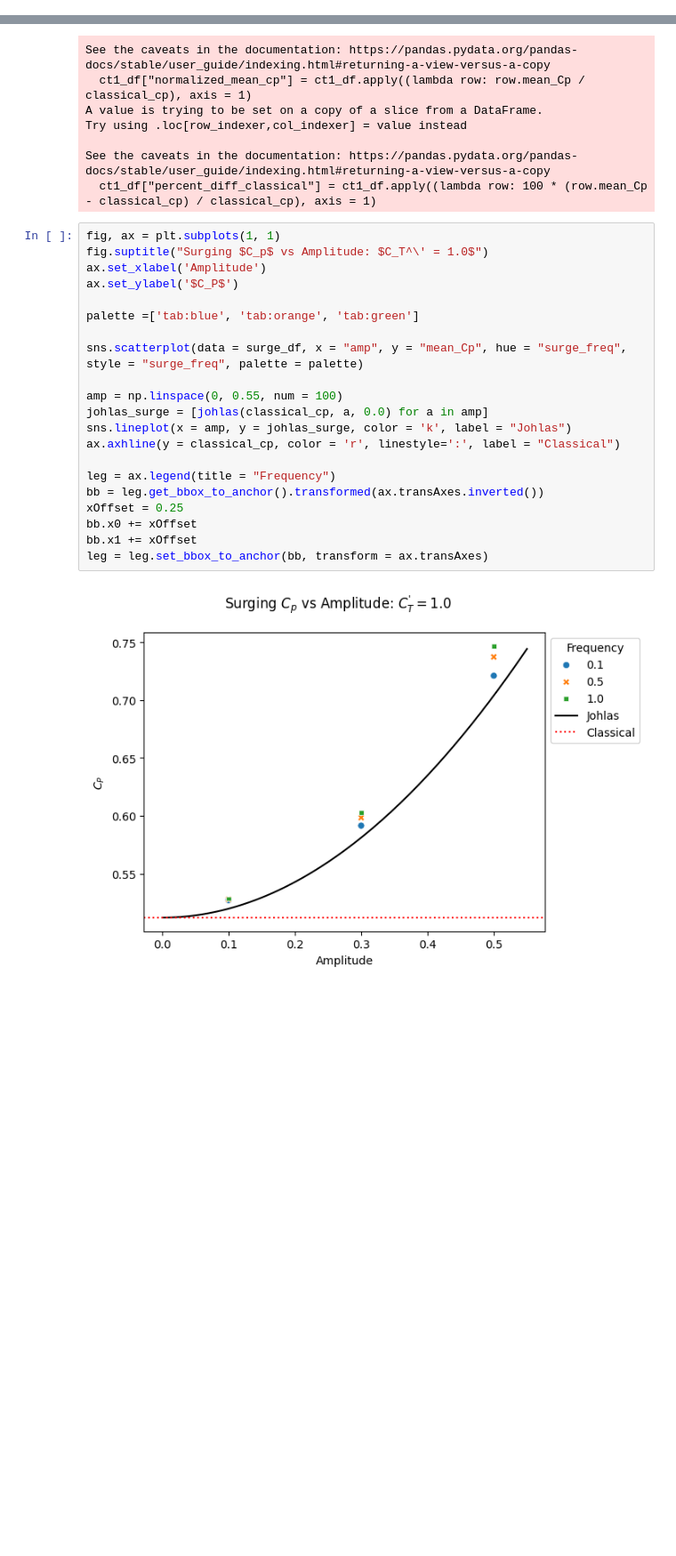
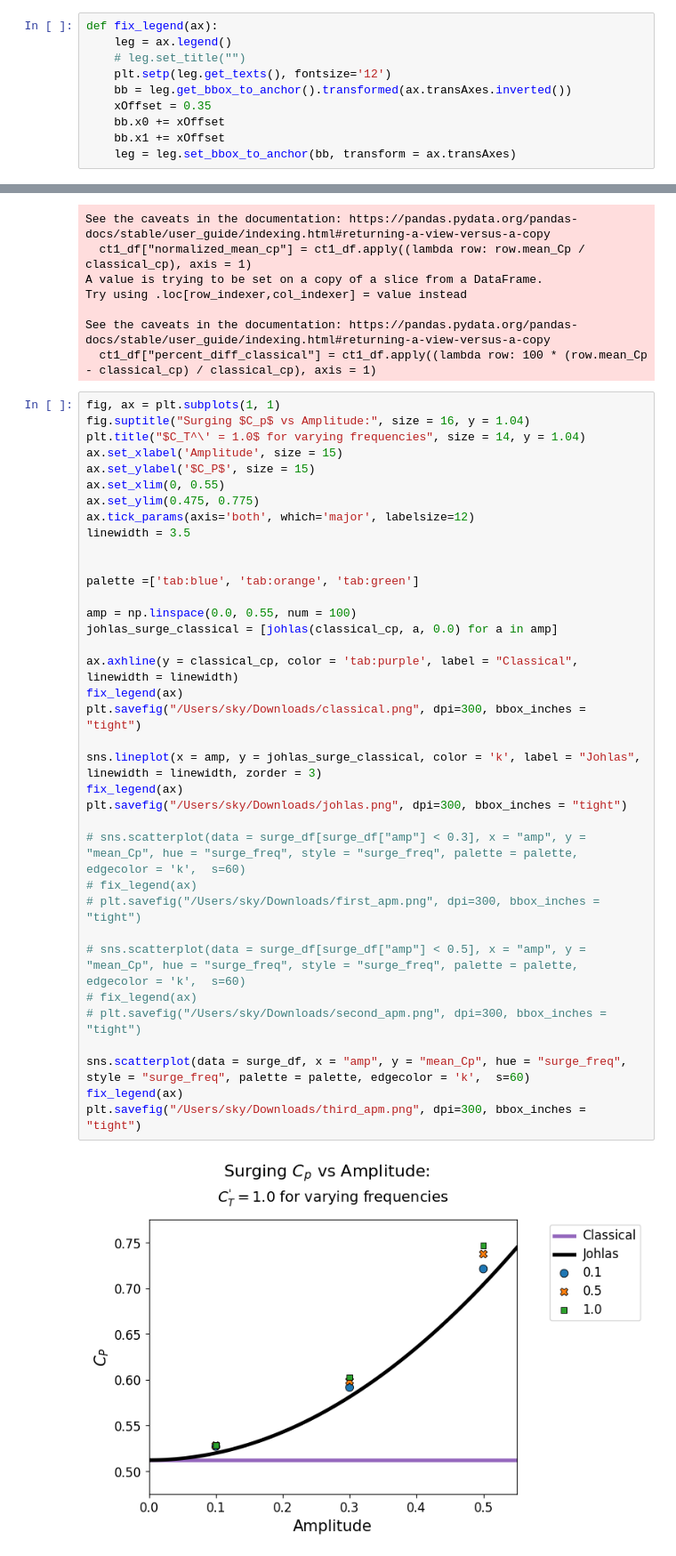
Before and after one commit to skygering/SimsPadeOps, a Jupyter notebook: analysis/movement_exploration.ipynb, the cells around one changed output, grey strips where cells are left out. Shown: that part at 89% size. Saved outputs shown, nothing was run; the diff lists cells and outputs as text; blank space fills up the shorter version.

```diff
--- a/analysis/movement_exploration.ipynb
+++ b/analysis/movement_exploration.ipynb
@@ -45,3 +46,13 @@ df = df.drop_duplicates(subset = cols_to_keep, keep = 'last')
 # %%
 max_motion_df = df[df["surge_freq"] == 1]
 max_motion_df = max_motion_df[(max_motion_df["surge_amplitude"] == 0.5) | (max_motion_df["pitch_amplitude"] == 5)]
+# %%
+def fix_legend(ax):
+    leg = ax.legend()
+    # leg.set_title("")
+    plt.setp(leg.get_texts(), fontsize='12')
+    bb = leg.get_bbox_to_anchor().transformed(ax.transAxes.inverted())
+    xOffset = 0.35
+    bb.x0 += xOffset
+    bb.x1 += xOffset
+    leg = leg.set_bbox_to_anchor(bb, transform = ax.transAxes)
@@ -155,27 +203,42 @@ See the caveats in the documentation: https://pandas.pydata.org/pandas-docs/stab
   ct1_df["percent_diff_classical"] = ct1_df.apply((lambda row: 100 * (row.mean_Cp - classical_cp) / classical_cp), axis = 1)
 # %%
 fig, ax = plt.subplots(1, 1)
-fig.suptitle("Surging $C_p$ vs Amplitude: $C_T^\' = 1.0$")
-ax.set_xlabel('Amplitude')
-ax.set_ylabel('$C_P$')
+fig.suptitle("Surging $C_p$ vs Amplitude:", size = 16, y = 1.04)
+plt.title("$C_T^\' = 1.0$ for varying frequencies", size = 14, y = 1.04)
+ax.set_xlabel('Amplitude', size = 15)
+ax.set_ylabel('$C_P$', size = 15)
+ax.set_xlim(0, 0.55)
+ax.set_ylim(0.475, 0.775)
+ax.tick_params(axis='both', which='major', labelsize=12)
+linewidth = 3.5
+
 
 palette =['tab:blue', 'tab:orange', 'tab:green']
 
-sns.scatterplot(data = surge_df, x = "amp", y = "mean_Cp", hue = "surge_freq", style = "surge_freq", palette = palette)
+amp = np.linspace(0.0, 0.55, num = 100)
+johlas_surge_classical = [johlas(classical_cp, a, 0.0) for a in amp]
 
-amp = np.linspace(0, 0.55, num = 100)
-johlas_surge = [johlas(classical_cp, a, 0.0) for a in amp]
-sns.lineplot(x = amp, y = johlas_surge, color = 'k', label = "Johlas")
-ax.axhline(y = classical_cp, color = 'r', linestyle=':', label = "Classical")
+ax.axhline(y = classical_cp, color = 'tab:purple', label = "Classical", linewidth = linewidth)
+fix_legend(ax)
+plt.savefig("/Users/sky/Downloads/classical.png", dpi=300, bbox_inches = "tight")
 
-leg = ax.legend(title = "Frequency")
-bb = leg.get_bbox_to_anchor().transformed(ax.transAxes.inverted())
-xOffset = 0.25
-bb.x0 += xOffset
-bb.x1 += xOffset
-leg = leg.set_bbox_to_anchor(bb, transform = ax.transAxes)
+sns.lineplot(x = amp, y = johlas_surge_classical, color = 'k', label = "Johlas", linewidth = linewidth, zorder = 3)
+fix_legend(ax)
+plt.savefig("/Users/sky/Downloads/johlas.png", dpi=300, bbox_inches = "tight")
+
+# sns.scatterplot(data = surge_df[surge_df["amp"] < 0.3], x = "amp", y = "mean_Cp", hue = "surge_freq", style = "surge_freq", palette = palette, edgecolor = 'k',  s=60)
+# fix_legend(ax)
+# plt.savefig("/Users/sky/Downloads/first_apm.png", dpi=300, bbox_inches = "tight")
+
+# sns.scatterplot(data = surge_df[surge_df["amp"] < 0.5], x = "amp", y = "mean_Cp", hue = "surge_freq", style = "surge_freq", palette = palette, edgecolor = 'k',  s=60)
+# fix_legend(ax)
+# plt.savefig("/Users/sky/Downloads/second_apm.png", dpi=300, bbox_inches = "tight")
+
+sns.scatterplot(data = surge_df, x = "amp", y = "mean_Cp", hue = "surge_freq", style = "surge_freq", palette = palette, edgecolor = 'k',  s=60)
+fix_legend(ax)
+plt.savefig("/Users/sky/Downloads/third_apm.png", dpi=300, bbox_inches = "tight")
 # %% [output]
-[figure, old version]
+[figure, new version]
 # %%
 fig, ax = plt.subplots(1, 1)
 fig.suptitle("Surging $C_p$ % Difference from Classical Momentum Theory: $C_T^\' = 1.0$")
```
Also changed, not shown: parts of 9 cells of this notebook, 1 other file.
